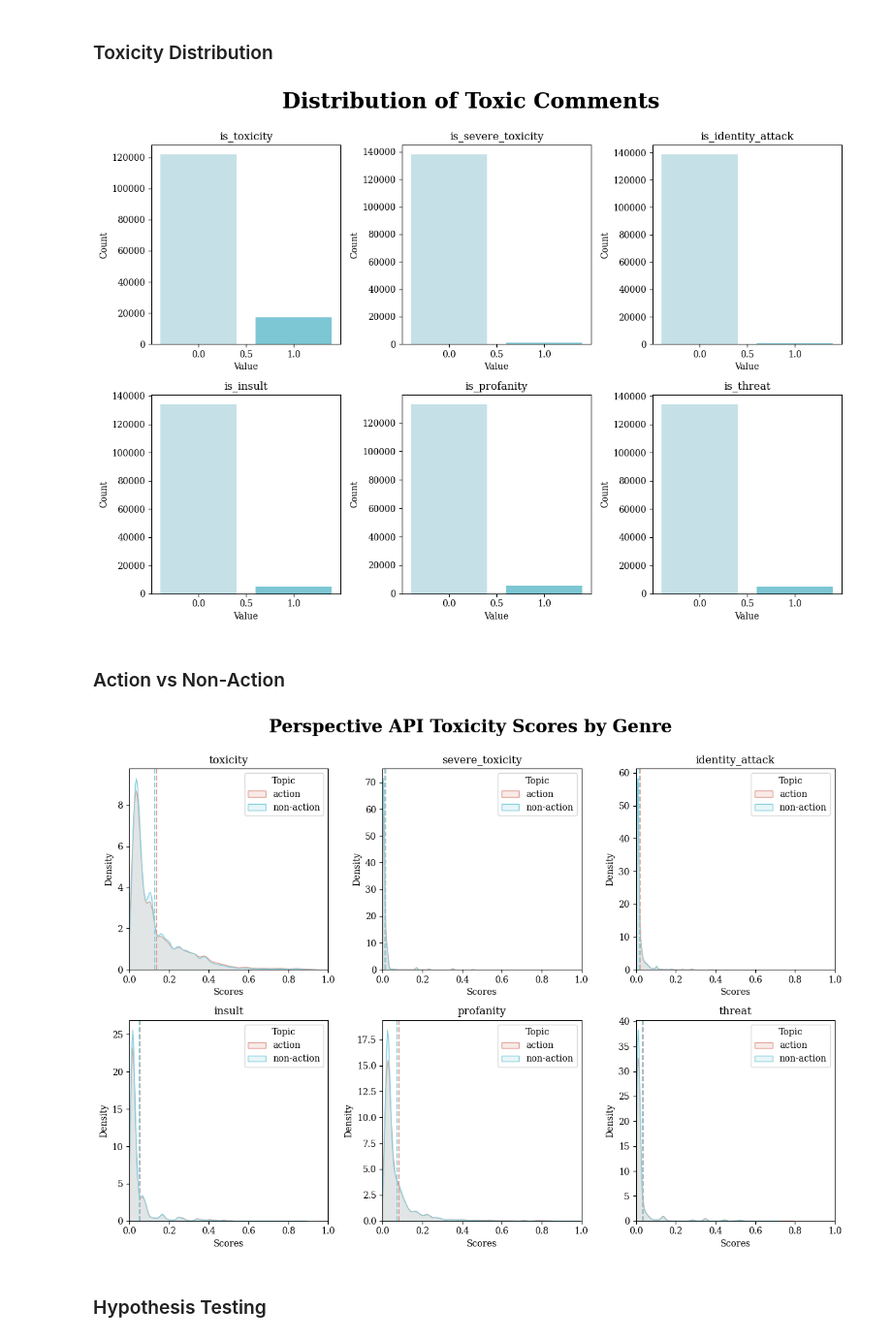
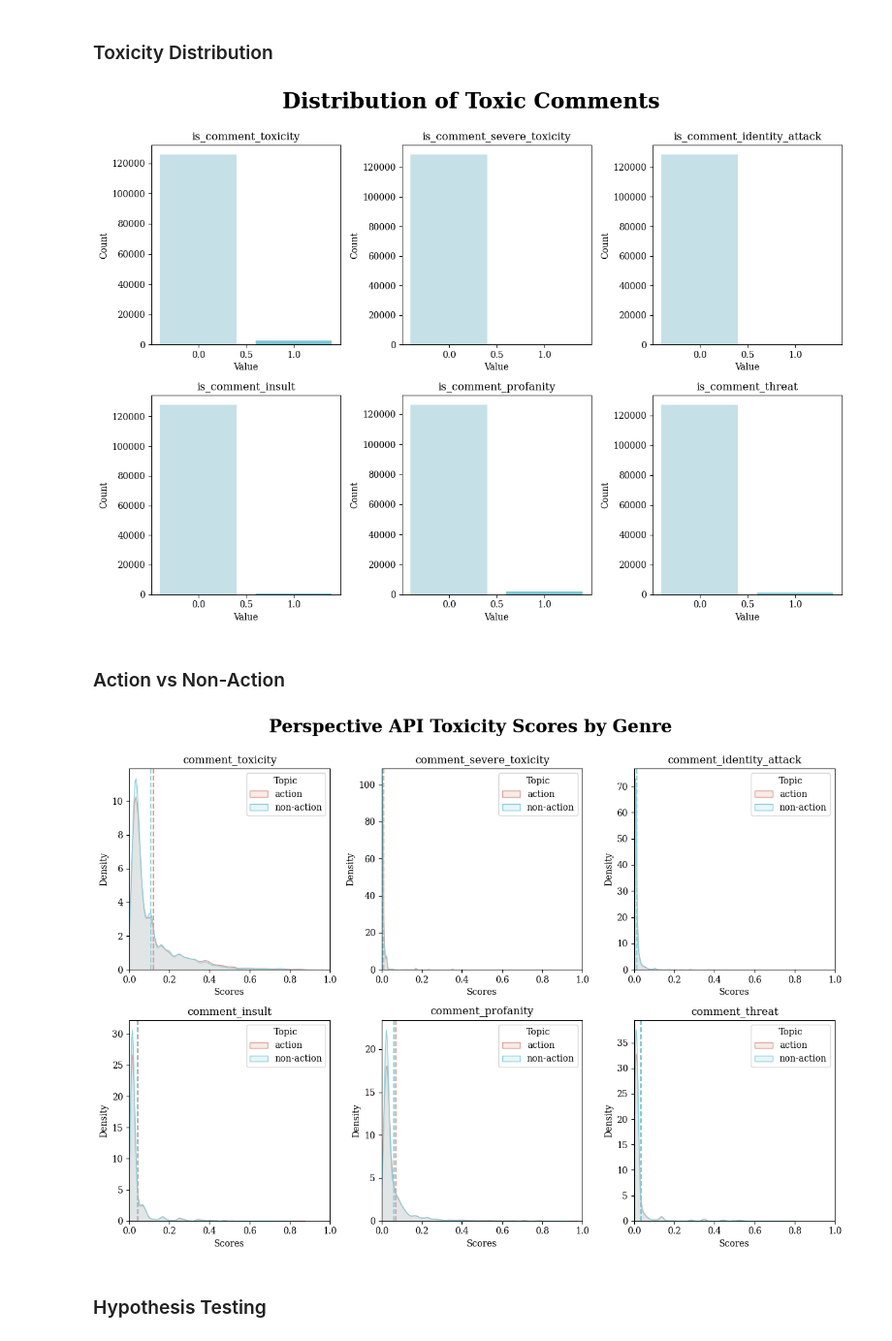
Before and after one commit to IMT-547-Team-1/YouTube-Toxic-Comments, a Jupyter notebook: code/03-preliminary-analysis.ipynb, the cells around one changed output. Shown at 97% size. Saved outputs shown, nothing was run; the diff lists cells and outputs as text; code cells hidden in the pictures.

```diff
--- a/code/03-preliminary-analysis.ipynb
+++ b/code/03-preliminary-analysis.ipynb
@@ -71,6 +71,6 @@ with zipfile.ZipFile("../data/yt_labeled.zip", "r") as zip_ref:
     zip_ref.extractall("../data")
 # %%
 # Load the data
-yt = pd.read_csv("../data/yt_labeled.csv")
+yt = pd.read_csv("../data/yt-cleaned.csv")
 yt.head(3)
 # %% [output]
@@ -125,6 +126,7 @@ yt.describe()
 ## 1. Toxicity Score Distribution
 # %%
 # Average toxicity
-toxicity_cols = ["toxicity", "severe_toxicity", "identity_attack", "insult", "profanity", "threat"]
+toxicity_cols = ["comment_toxicity", "comment_severe_toxicity", "comment_identity_attack",
+                 "comment_insult", "comment_profanity", "comment_threat"]
 yt[toxicity_cols].mean()
 # %% [output]
@@ -137,15 +139,15 @@ threat             0.034556
 dtype: float64
 # %%
 # Define the threshold alpha
-alpha = 0.3
+alpha = 0.5
 
 # Create binary labels for toxicity
 for col in toxicity_cols:
     yt[f"is_{col}"] = yt[col] > alpha
 # %%
 # Number of columns exhibiting toxicity
-is_toxicity_cols = ["is_toxicity", "is_severe_toxicity",
-                 "is_identity_attack", "is_insult",
-                 "is_profanity", "is_threat"]
+is_toxicity_cols = ["is_comment_toxicity", "is_comment_severe_toxicity",
+                    "is_comment_identity_attack", "is_comment_insult",
+                    "is_comment_profanity", "is_comment_threat"]
 yt[is_toxicity_cols].sum()
 # %% [output]
@@ -189,41 +191,41 @@ fig.tight_layout()
 plt.savefig("../viz/01a-toxicity-distribution.png", dpi=300, transparent=True)
 plt.show()
 # %% [output]
-[figure, old version]
+[figure, new version]
 # %% [markdown]
 ### Action vs Non-Action
 # %%
 # Set up the figure with subplots
 fig, axes = plt.subplots(nrows = 2, ncols = 3, figsize = (12, 8.5))
 
 # Set the color scheme
 colors = {"action": "#DE9D90", "non-action": "#89D0DE"}
 
 # Visualize the distribution of data by channel
 for i, col in enumerate(toxicity_cols):
-    for genre, group in yt.groupby("genre"):
+    for genre, group in yt.groupby("video_genre"):
         # Plot the density plot
         sns.kdeplot(group[col], ax = axes[i // 3, i % 3],
                     fill = True, color = colors[genre], alpha = 0.2,
                     label = genre)
         # Plot the average line
         axes[i // 3, i % 3].axvline(group[col].mean(),
                         linestyle = "--",
                         color = colors[genre])
     axes[i // 3, i % 3].set_title(col)
     axes[i // 3, i % 3].set_xlabel("Scores")
     axes[i // 3, i % 3].set_ylabel("Density")
     axes[i // 3, i % 3].set_xlim(0, 1)
     axes[i // 3, i % 3].legend(title = "Topic")
 
 # Display the plot
 fig.suptitle("Perspective API Toxicity Scores by Genre",
              size = 20, weight = "bold", y = 1)
 fig.tight_layout()
 plt.savefig("../viz/01b-toxicity-by-genre.png", dpi=300, transparent=True)
 plt.show()
 # %% [output]
-[figure, old version]
+[figure, new version]
 # %% [markdown]
 ### Hypothesis Testing
 # %%
```
Also changed, not shown: parts of 30 cells of this notebook, 3 other files.
